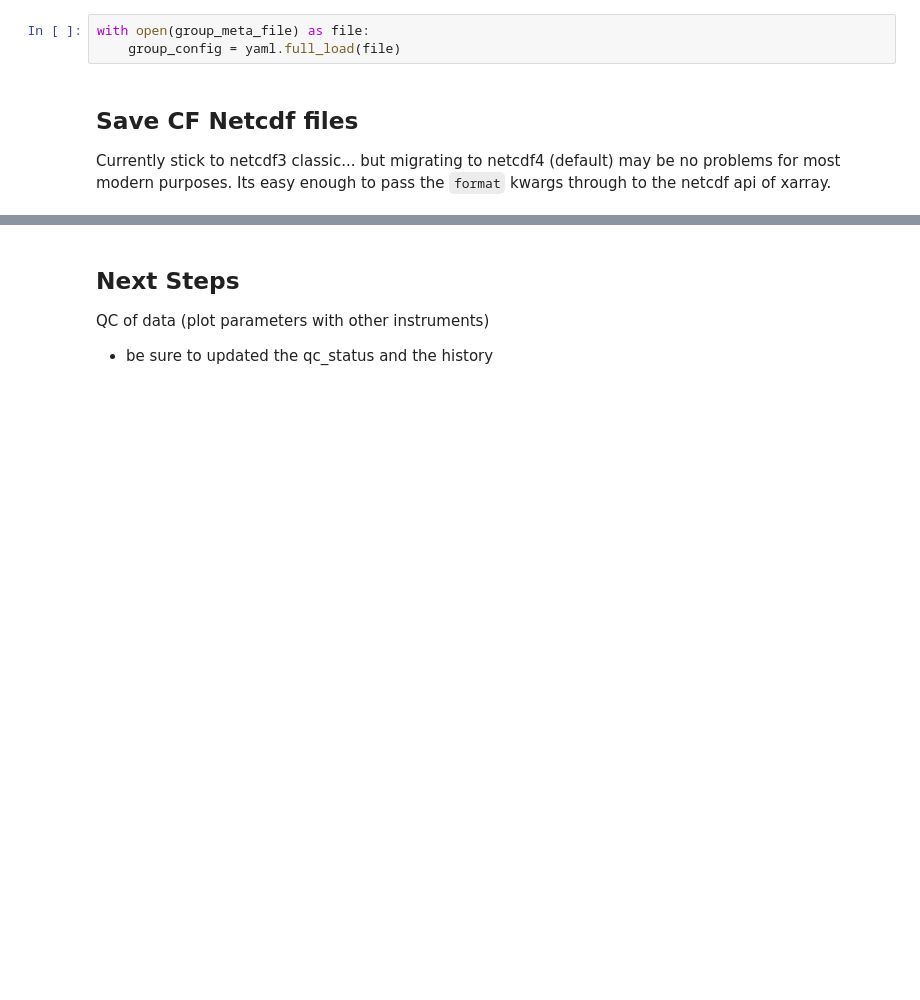
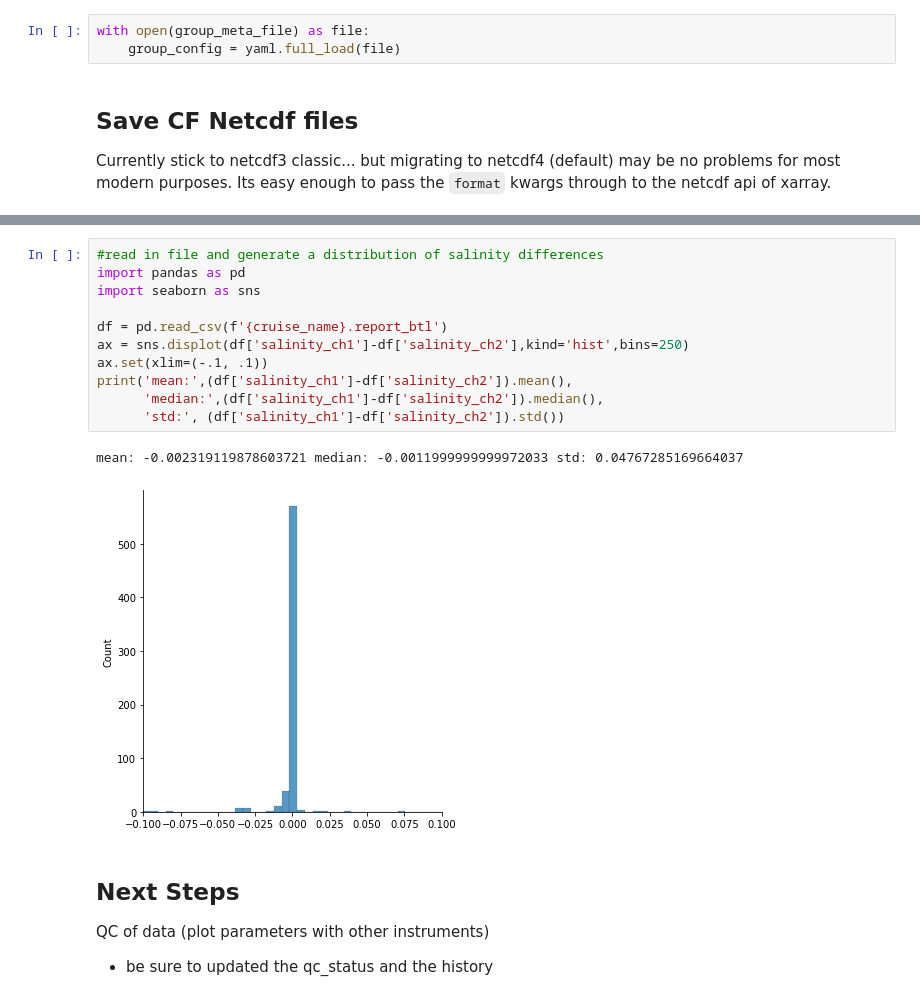
Before and after one commit to NOAA-PMEL/EcoFOCIpy, a Jupyter notebook: notebooks/EcoFOCIpy_sbe_ctd_btlfile_example_simple.ipynb, the cells around one changed output, grey strips where cells are left out. Cells and saved outputs as stored; diff of their text form; blank space fills up the shorter version.

```diff
--- a/notebooks/EcoFOCIpy_sbe_ctd_btlfile_example_simple.ipynb
+++ b/notebooks/EcoFOCIpy_sbe_ctd_btlfile_example_simple.ipynb
@@ -116,3 +151,17 @@ Skipping ctd079.btl
+# %%
+#read in file and generate a distribution of salinity differences
+import pandas as pd
+import seaborn as sns
+
+df = pd.read_csv(f'{cruise_name}.report_btl')
+ax = sns.displot(df['salinity_ch1']-df['salinity_ch2'],kind='hist',bins=250)
+ax.set(xlim=(-.1, .1))
+print('mean:',(df['salinity_ch1']-df['salinity_ch2']).mean(),
+      'median:',(df['salinity_ch1']-df['salinity_ch2']).median(),
+      'std:', (df['salinity_ch1']-df['salinity_ch2']).std())
+# %% [output]
+mean: -0.002319119878603721 median: -0.0011999999999972033 std: 0.04767285169664037
+[figure, added]
 # %% [markdown]
 ## Next Steps
 
```
Also changed, not shown: parts of 4 cells of this notebook, 6 other files.
